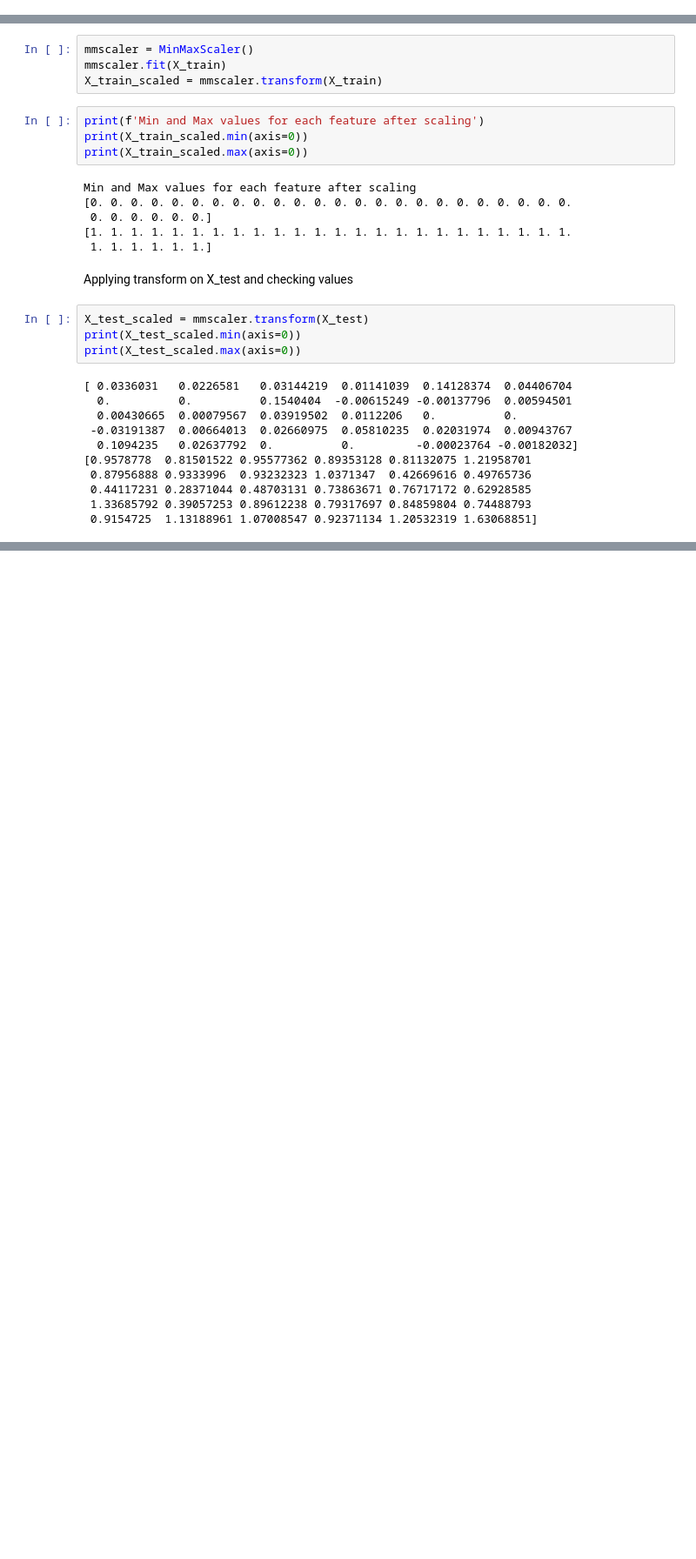
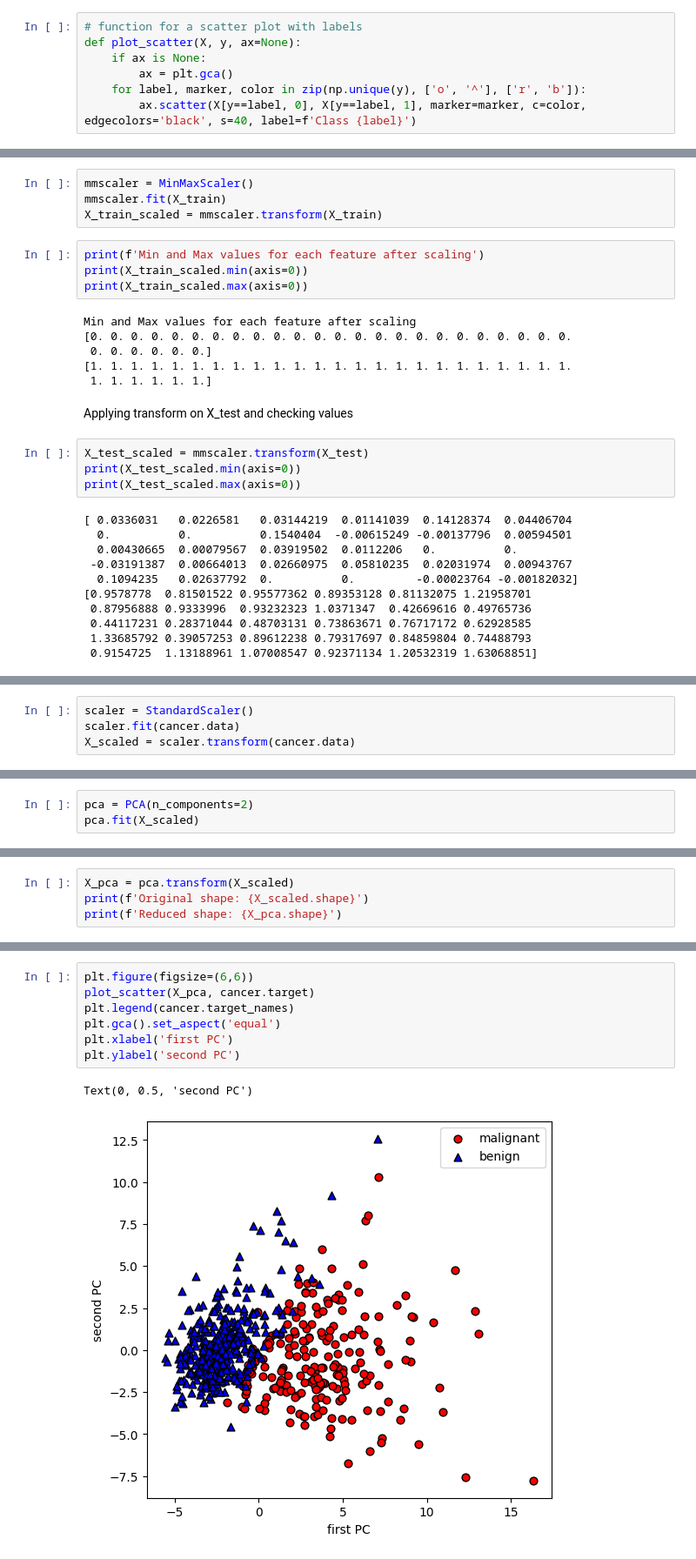
Before and after one commit to abhaykukade/ml_model_evaluation, a Jupyter notebook: unsupervised.ipynb, the cells around one changed output, grey strips where cells are left out. Shown: that part at 87% size. Saved outputs shown, nothing was run; the diff lists cells and outputs as text; blank space fills up the shorter version.

```diff
--- a/unsupervised.ipynb
+++ b/unsupervised.ipynb
@@ -11,3 +14,10 @@ from sklearn.preprocessing import StandardScaler, MinMaxScaler, RobustScaler, No
+# %%
+# function for a scatter plot with labels
+def plot_scatter(X, y, ax=None):
+    if ax is None:
+        ax = plt.gca()
+    for label, marker, color in zip(np.unique(y), ['o', '^'], ['r', 'b']):
+        ax.scatter(X[y==label, 0], X[y==label, 1], marker=marker, c=color, edgecolors='black', s=40, label=f'Class {label}')
 # %% [markdown]
 # Preprocessing
 # %%
@@ -52,0 +88,4 @@ print(X_test_scaled.max(axis=0))
+# %%
+scaler = StandardScaler()
+scaler.fit(cancer.data)
+X_scaled = scaler.transform(cancer.data)
@@ -52,0 +94,3 @@ print(X_test_scaled.max(axis=0))
+# %%
+pca = PCA(n_components=2)
+pca.fit(X_scaled)
@@ -52,0 +99,4 @@ print(X_test_scaled.max(axis=0))
+# %%
+X_pca = pca.transform(X_scaled)
+print(f'Original shape: {X_scaled.shape}')
+print(f'Reduced shape: {X_pca.shape}')
@@ -52,0 +110,10 @@ print(X_test_scaled.max(axis=0))
+# %%
+plt.figure(figsize=(6,6))
+plot_scatter(X_pca, cancer.target)
+plt.legend(cancer.target_names)
+plt.gca().set_aspect('equal')
+plt.xlabel('first PC')
+plt.ylabel('second PC')
+# %% [output]
+Text(0, 0.5, 'second PC')
+[figure, added]
```
Also changed, not shown: parts of 15 cells of this notebook.
